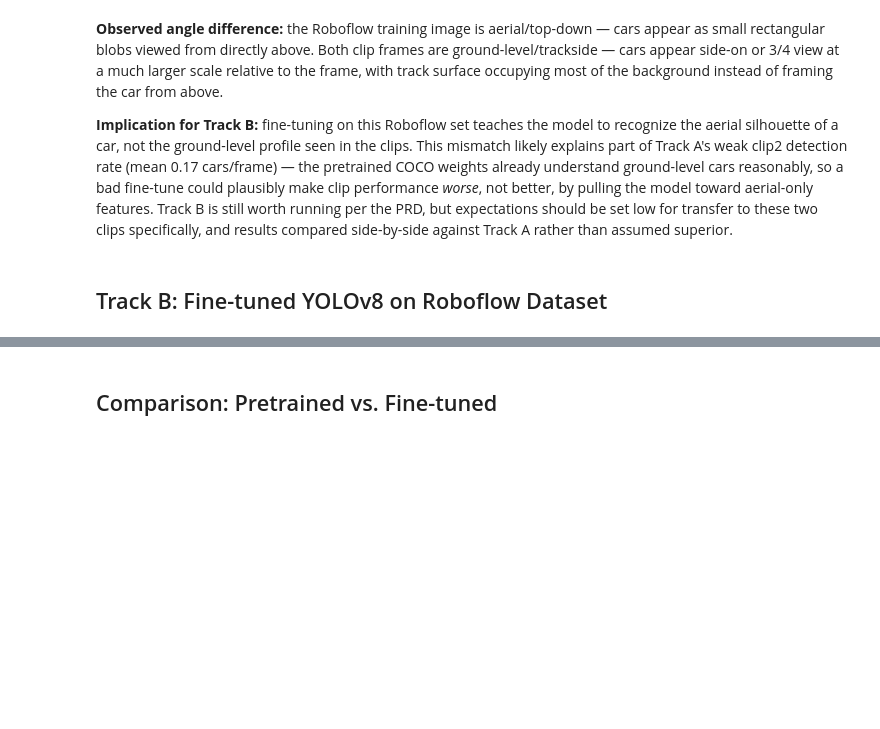
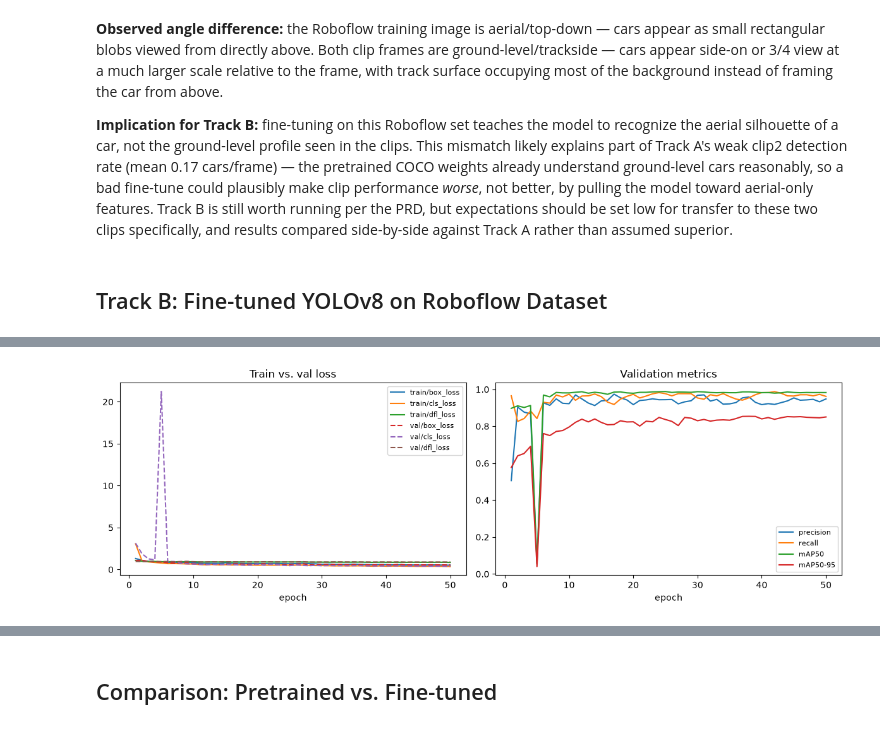
Before and after one commit to arjunsk9876/speed-watch, a Jupyter notebook: training_notebooks/racing_vision_detection.ipynb, the cells around one changed output, grey strips where cells are left out. Cells and saved outputs as stored; diff of their text form; code cells hidden in the pictures; blank space fills up the shorter version.

Commit message:
Track B: record fine-tuning metrics and loss curves

```diff
--- a/training_notebooks/racing_vision_detection.ipynb
+++ b/training_notebooks/racing_vision_detection.ipynb
@@ -110,17 +110,25 @@ show_frames(
 # %% [markdown]
 ## Track B: Fine-tuned YOLOv8 on Roboflow Dataset
 # %%
-from ultralytics import YOLO
+import csv
 
-finetune_last_weights = cfg.MODELS_DIR / "finetune" / "weights" / "last.pt"
+TARGET_EPOCHS = 50
+results_csv_path = cfg.MODELS_DIR / "finetune" / "results.csv"
+completed_epochs = 0
+if results_csv_path.exists():
+    with open(results_csv_path) as f:
+        completed_epochs = sum(1 for _ in csv.DictReader(f))
 
-if finetune_last_weights.exists():
-    # resume an interrupted run (e.g. notebook timeout) rather than restarting from epoch 0
-    train_results = YOLO(str(finetune_last_weights)).train(resume=True)
+if completed_epochs >= TARGET_EPOCHS:
+    print(f"Fine-tune already complete ({completed_epochs}/{TARGET_EPOCHS} epochs) — see models/finetune/. Skipping retrain.")
 else:
+    # NOTE: ultralytics' `last.pt` was found to NOT reliably support resume=True after
+    # a hard interrupt (e.g. a notebook cell timeout) — it can silently fall back to
+    # training a fresh model on the wrong default dataset instead of erroring. Always
+    # retrain from the pretrained base rather than trusting resume on an interrupted run.
     train_results = CarDetector.train(
         data_yaml=str(cfg.ROBOFLOW_DATA_YAML),
-        epochs=50,
+        epochs=TARGET_EPOCHS,
         imgsz=640,
         project=str(cfg.MODELS_DIR),
         name="finetune",
@@ -182,0 +139,33 @@ Starting training for 50 epochs...
+# %%
+import csv
+
+results_csv = cfg.MODELS_DIR / "finetune" / "results.csv"
+with open(results_csv) as f:
+    rows = [{k.strip(): float(v) for k, v in row.items()} for row in csv.DictReader(f)]
+
+epochs = [r["epoch"] for r in rows]
+
+fig, axes = plt.subplots(1, 2, figsize=(12, 4))
+
+axes[0].plot(epochs, [r["train/box_loss"] for r in rows], label="train/box_loss")
+axes[0].plot(epochs, [r["train/cls_loss"] for r in rows], label="train/cls_loss")
+axes[0].plot(epochs, [r["train/dfl_loss"] for r in rows], label="train/dfl_loss")
+axes[0].plot(epochs, [r["val/box_loss"] for r in rows], "--", label="val/box_loss")
+axes[0].plot(epochs, [r["val/cls_loss"] for r in rows], "--", label="val/cls_loss")
+axes[0].plot(epochs, [r["val/dfl_loss"] for r in rows], "--", label="val/dfl_loss")
+axes[0].set_xlabel("epoch")
+axes[0].set_title("Train vs. val loss")
+axes[0].legend(fontsize=8)
+
+axes[1].plot(epochs, [r["metrics/precision(B)"] for r in rows], label="precision")
+axes[1].plot(epochs, [r["metrics/recall(B)"] for r in rows], label="recall")
+axes[1].plot(epochs, [r["metrics/mAP50(B)"] for r in rows], label="mAP50")
+axes[1].plot(epochs, [r["metrics/mAP50-95(B)"] for r in rows], label="mAP50-95")
+axes[1].set_xlabel("epoch")
+axes[1].set_title("Validation metrics")
+axes[1].legend(fontsize=8)
+
+plt.tight_layout()
+plt.show()
+# %% [output]
+[figure, added]
```
Also changed, not shown: parts of 3 cells of this notebook.
